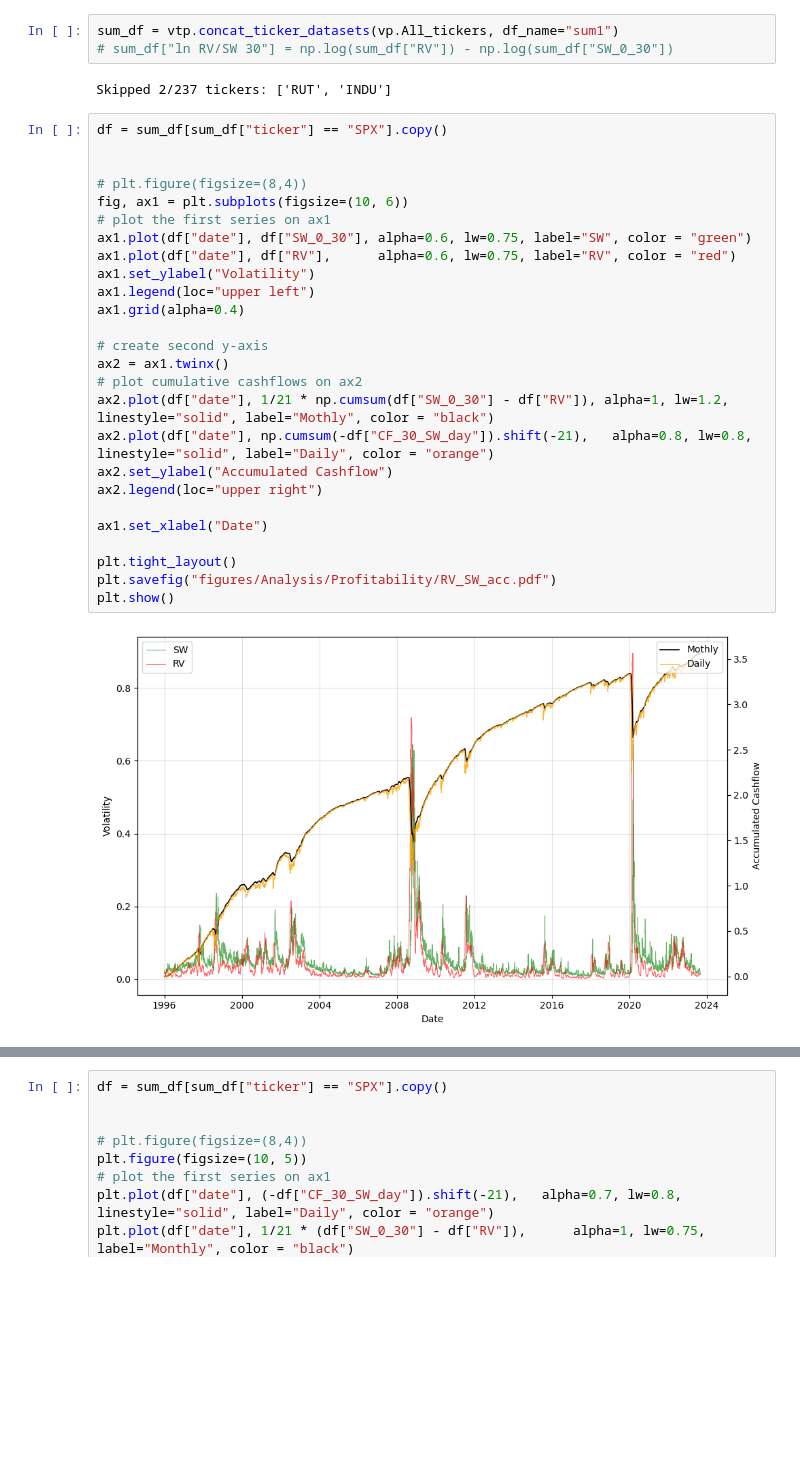
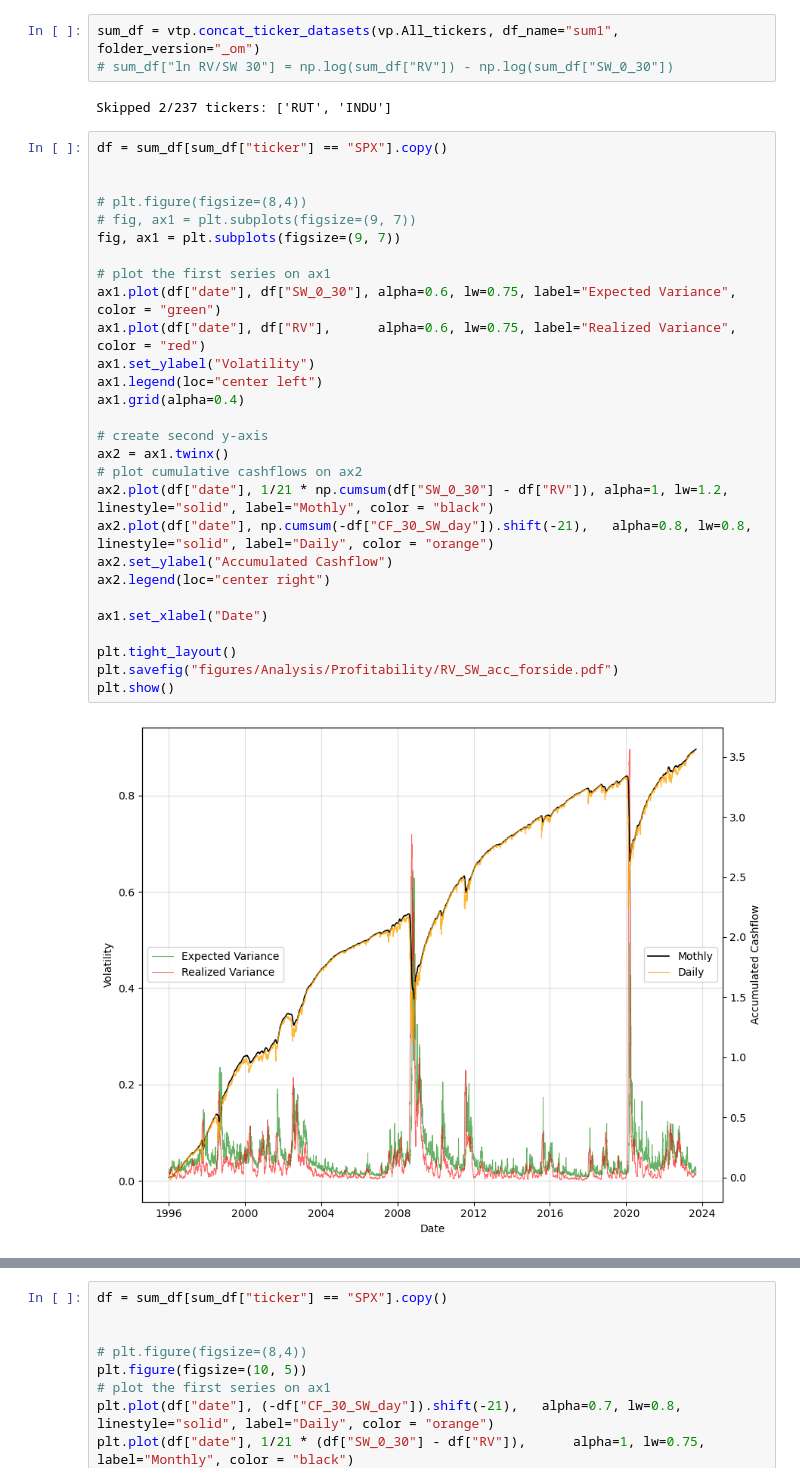
Before and after one commit to MadsHebsgaard/volpy, a Jupyter notebook: Code to produce results/Analysis.ipynb, the cells around one changed output, grey strips where cells are left out. Drawn from its saved outputs; the diff is of its cells as text; blank space fills up the shorter version.

```diff
--- a/Code to produce results/Analysis.ipynb
+++ b/Code to produce results/Analysis.ipynb
@@ -173,35 +154,37 @@ VRP\_MaxSR & 0.1216 & 0.2491 & 0.1454 & -0.0128 & 0.0315 & 0.0821 & -0.0436 & 0.
 # %% [markdown]
 # Profitability figures
 # %%
-sum_df = vtp.concat_ticker_datasets(vp.All_tickers, df_name="sum1")
+sum_df = vtp.concat_ticker_datasets(vp.All_tickers, df_name="sum1", folder_version="_om")
 # sum_df["ln RV/SW 30"] = np.log(sum_df["RV"]) - np.log(sum_df["SW_0_30"])
 # %% [output]
 Skipped 2/237 tickers: ['RUT', 'INDU']
 # %%
 df = sum_df[sum_df["ticker"] == "SPX"].copy()
 
 
 # plt.figure(figsize=(8,4))
-fig, ax1 = plt.subplots(figsize=(10, 6))
+# fig, ax1 = plt.subplots(figsize=(9, 7))
+fig, ax1 = plt.subplots(figsize=(9, 7))
+
 # plot the first series on ax1
-ax1.plot(df["date"], df["SW_0_30"], alpha=0.6, lw=0.75, label="SW", color = "green")
-ax1.plot(df["date"], df["RV"],      alpha=0.6, lw=0.75, label="RV", color = "red")
+ax1.plot(df["date"], df["SW_0_30"], alpha=0.6, lw=0.75, label="Expected Variance", color = "green")
+ax1.plot(df["date"], df["RV"],      alpha=0.6, lw=0.75, label="Realized Variance", color = "red")
 ax1.set_ylabel("Volatility")
-ax1.legend(loc="upper left")
+ax1.legend(loc="center left")
 ax1.grid(alpha=0.4)
 
 # create second y-axis
 ax2 = ax1.twinx()
 # plot cumulative cashflows on ax2
 ax2.plot(df["date"], 1/21 * np.cumsum(df["SW_0_30"] - df["RV"]), alpha=1, lw=1.2, linestyle="solid", label="Mothly", color = "black")
 ax2.plot(df["date"], np.cumsum(-df["CF_30_SW_day"]).shift(-21),   alpha=0.8, lw=0.8, linestyle="solid", label="Daily", color = "orange")
 ax2.set_ylabel("Accumulated Cashflow")
-ax2.legend(loc="upper right")
+ax2.legend(loc="center right")
 
 ax1.set_xlabel("Date")
 
 plt.tight_layout()
-plt.savefig("figures/Analysis/Profitability/RV_SW_acc.pdf")
+plt.savefig("figures/Analysis/Profitability/RV_SW_acc_forside.pdf")
 plt.show()
 # %% [output]
-[figure, old version]
+[figure, new version]
```
Also changed, not shown: parts of 13 cells of this notebook, 8 other files.
